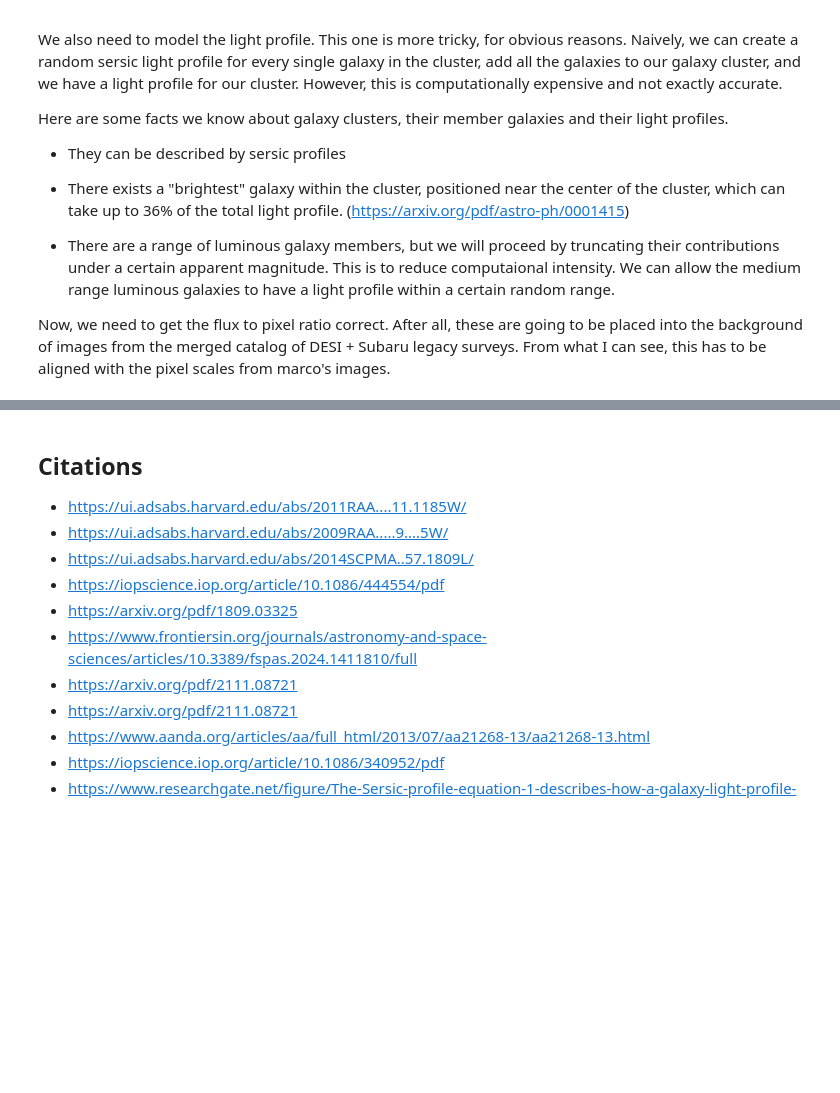
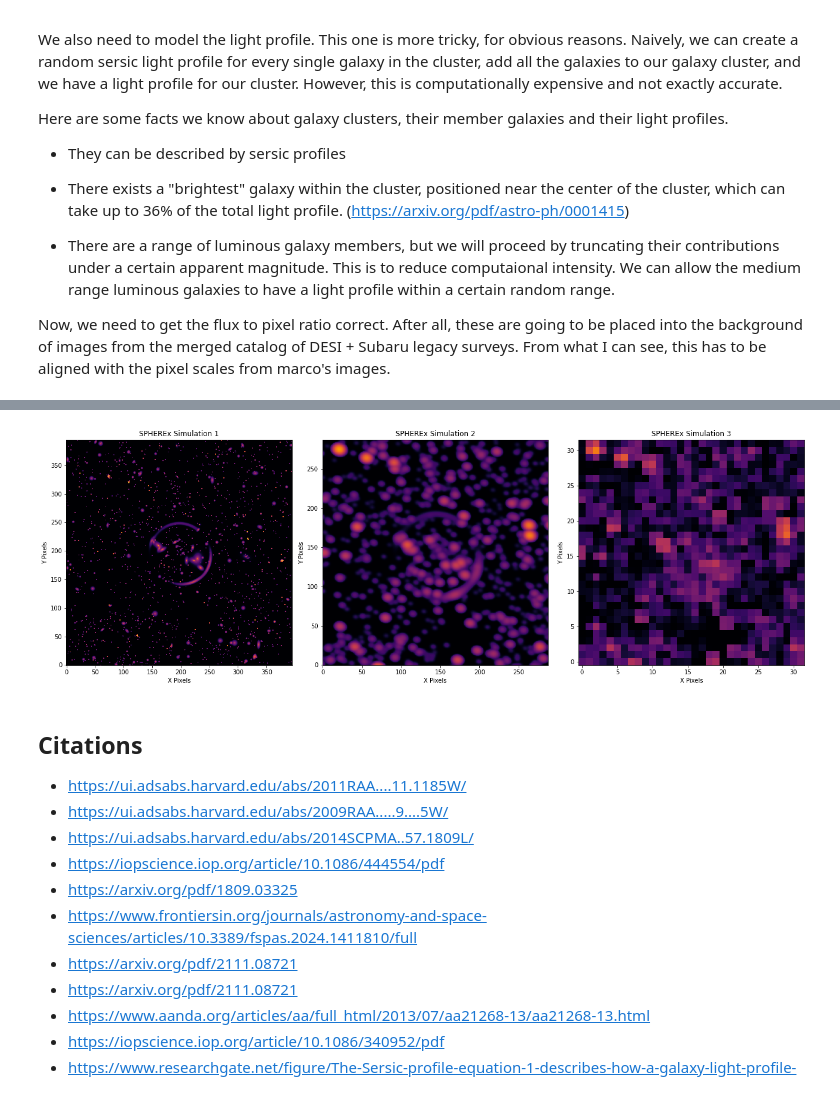
Before and after one commit to moomanchuu/SPHEREx-ML-marco-jame-proj, a Jupyter notebook: backlens1.ipynb, the cells around one changed output, grey strips where cells are left out. Saved outputs shown, nothing was run; the diff lists cells and outputs as text; code cells hidden in the pictures; blank space fills up the shorter version.

```diff
--- a/backlens1.ipynb
+++ b/backlens1.ipynb
@@ -540,3 +562,32 @@ plt.show()
+# %%
+import matplotlib.pyplot as plt
+import matplotlib as mpl
+
+# Example data (replace with your actual images)
+data1, data2, data3 = combined_raw, convolved,binned  # Replace with actual image data
+
+norm = mpl.colors.SymLogNorm(linthresh=0.005)
+
+# Create a figure with 3 subplots
+fig, axes = plt.subplots(1, 3, figsize=(18, 6))  # 1 row, 3 columns
+
+# List of data and titles
+data_list = [data1, data2, data3]
+titles = ["SPHEREx Simulation 1", "SPHEREx Simulation 2", "SPHEREx Simulation 3"]
+
+for i, ax in enumerate(axes):
+    im = ax.imshow(data_list[i], cmap='inferno', origin='lower', norm=norm)
+    ax.set_title(titles[i])
+    ax.set_xlabel("X Pixels")
+    ax.set_ylabel("Y Pixels")
+
+# Add a single colorbar for all subplots
+#fig.colorbar(im, ax=axes.ravel().tolist(), label="Flux")
+
+plt.tight_layout()
+plt.show()
+# %% [output]
+[figure, added]
 # %% [markdown]
 ## Citations
 - https://ui.adsabs.harvard.edu/abs/2011RAA....11.1185W/
```
Also changed, not shown: parts of 5 cells of this notebook, 3 other files.
